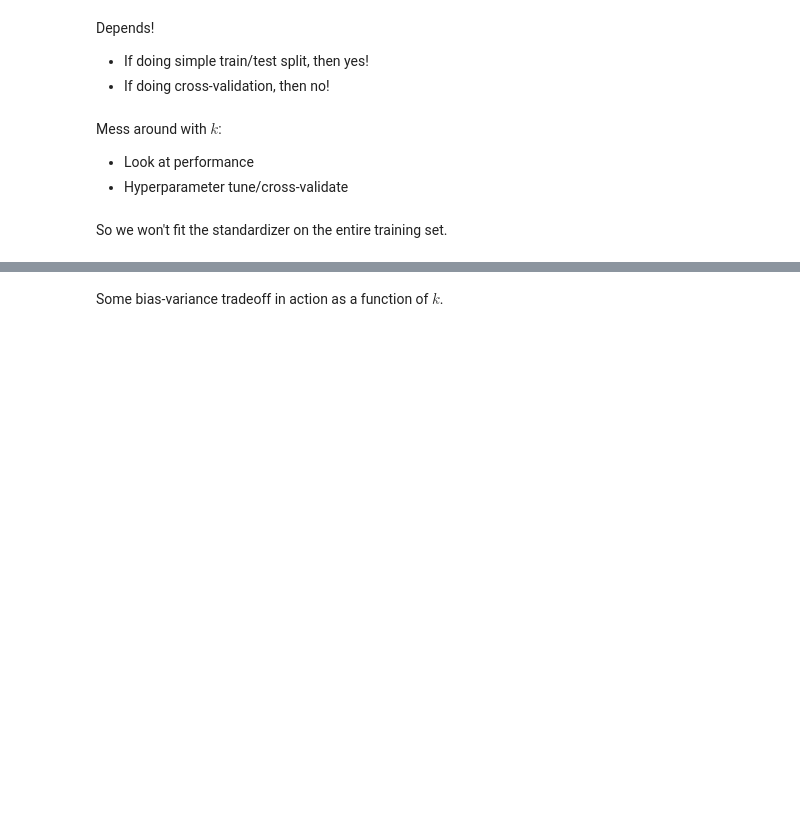
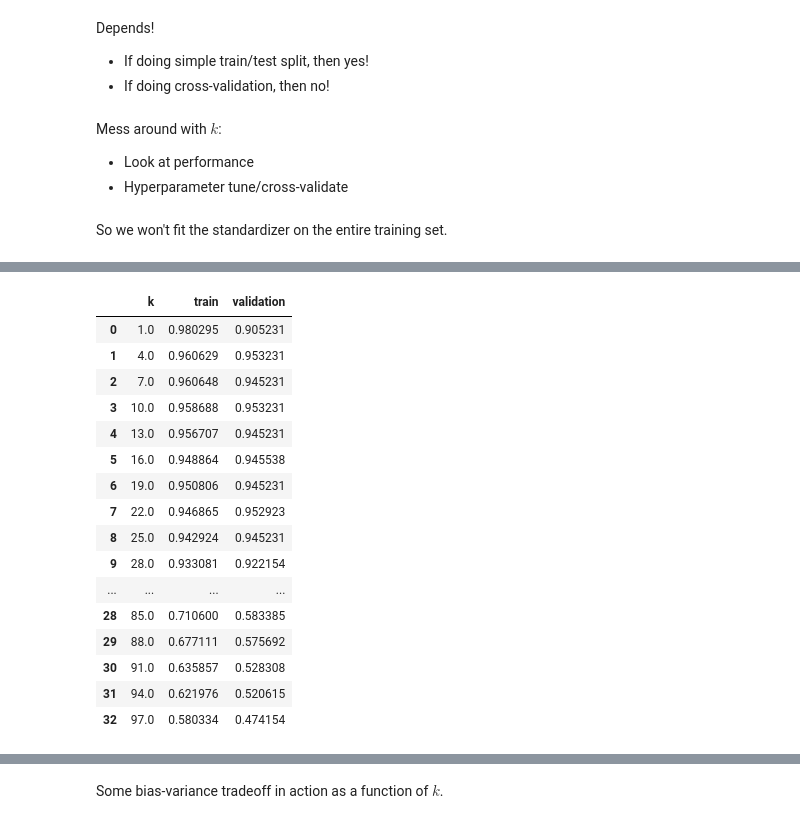
Before and after one commit to djprofessorkash/fis-ds-starter, a Jupyter notebook: P3-Machine-Learning-Fundamentals/Phase3_Topic28_KNearest_Neighbors_Curse_of_Dimensionality/Ph3_T29_KNN_Curse_of_Dim.ipynb, the cells around one changed output, grey strips where cells are left out. Drawn from its saved outputs; the diff is of its cells as text; code cells hidden in the pictures; blank space fills up the shorter version.

```diff
--- a/P3-Machine-Learning-Fundamentals/Phase3_Topic28_KNearest_Neighbors_Curse_of_Dimensionality/Ph3_T29_KNN_Curse_of_Dim.ipynb
+++ b/P3-Machine-Learning-Fundamentals/Phase3_Topic28_KNearest_Neighbors_Curse_of_Dimensionality/Ph3_T29_KNN_Curse_of_Dim.ipynb
@@ -242,3 +223,23 @@ cross_val_df = pd.concat(crossval_list, axis = 1).T
+# %%
+cross_val_df
+# %% [output]
+|  | k | train | validation |
+| 0 | 1.0 | 0.980295 | 0.905231 |
+| 1 | 4.0 | 0.960629 | 0.953231 |
+| 2 | 7.0 | 0.960648 | 0.945231 |
+| 3 | 10.0 | 0.958688 | 0.953231 |
+| 4 | 13.0 | 0.956707 | 0.945231 |
+| 5 | 16.0 | 0.948864 | 0.945538 |
+| 6 | 19.0 | 0.950806 | 0.945231 |
+| 7 | 22.0 | 0.946865 | 0.952923 |
+| 8 | 25.0 | 0.942924 | 0.945231 |
+| 9 | 28.0 | 0.933081 | 0.922154 |
+| ... | ... | ... | ... |
+| 28 | 85.0 | 0.710600 | 0.583385 |
+| 29 | 88.0 | 0.677111 | 0.575692 |
+| 30 | 91.0 | 0.635857 | 0.528308 |
+| 31 | 94.0 | 0.621976 | 0.520615 |
+| 32 | 97.0 | 0.580334 | 0.474154 |
 # %%
 fig, ax = plt.subplots()
 sns.lineplot(x = 'k', y = 'train',
```
Also changed, not shown: parts of 7 cells of this notebook, 14 other files.
